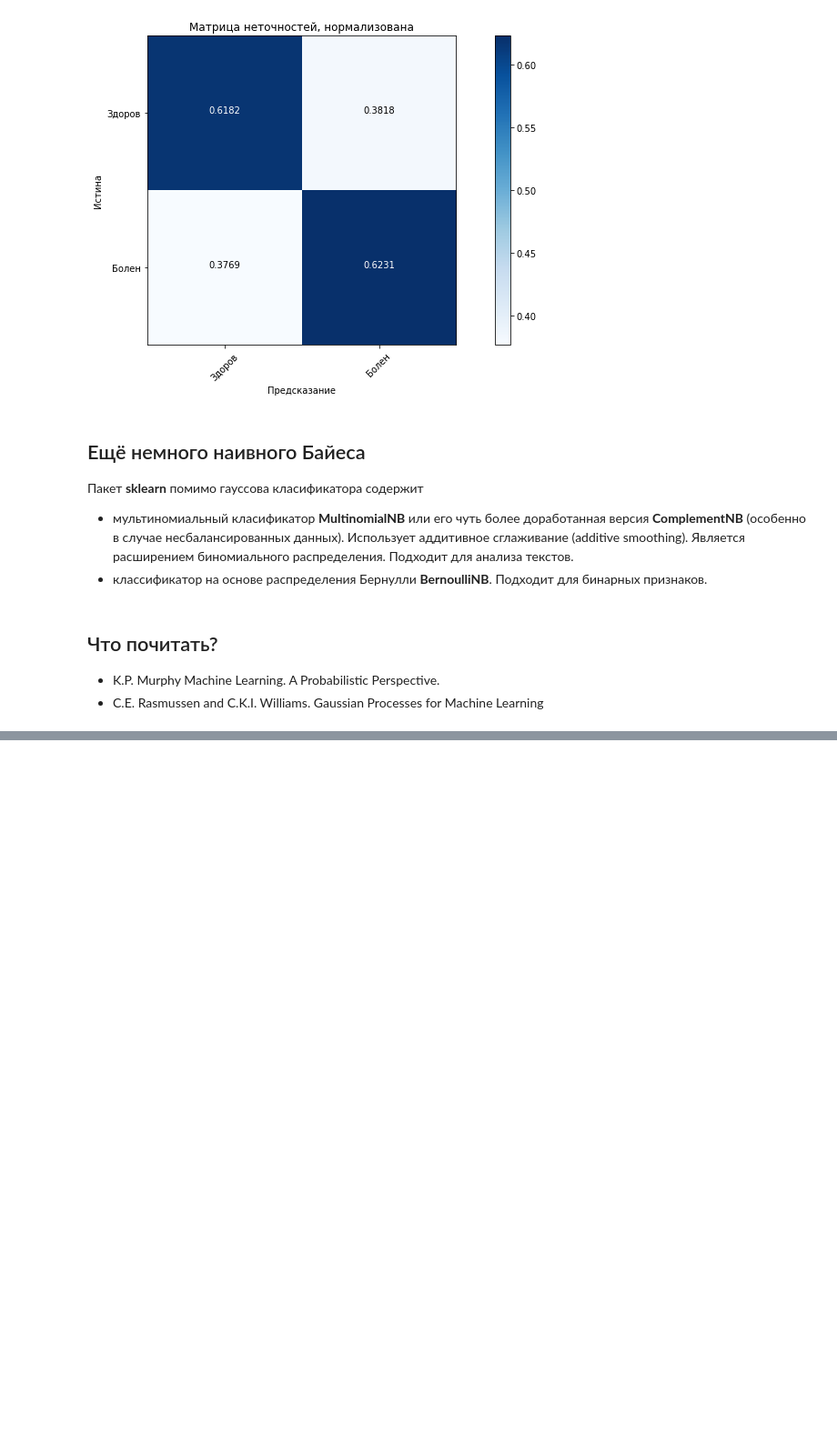
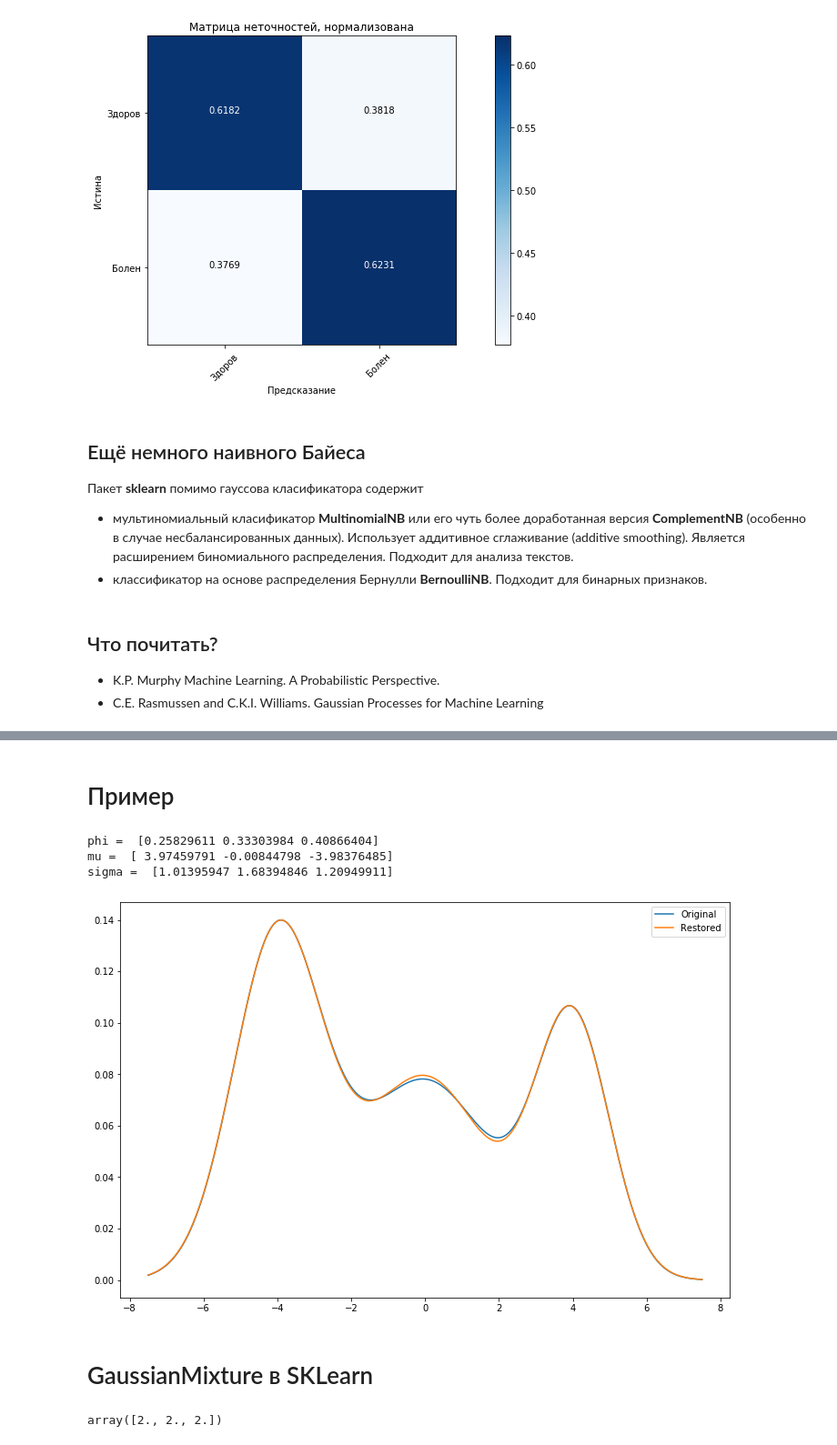
Before and after one commit to spam-izra/ml2021p, a Jupyter notebook: lecture02/Lecture02.ipynb, the cells around one changed output, grey strips where cells are left out. Shown at 91% size. Drawn from its saved outputs; the diff is of its cells as text; code cells hidden in the pictures; blank space fills up the shorter version.

```diff
--- a/lecture02/Lecture02.ipynb
+++ b/lecture02/Lecture02.ipynb
@@ -500,0 +813,51 @@ plt.show()
+# %% [markdown]
+# Пример
+# %%
+# Задаем начальную оценку
+
+phi = np.array([1/3, 1/3, 1/3]).reshape(-1, 1)
+mu = np.array([-1, -2, -3]).reshape(-1, 1)
+sigma = np.array([1, 1, 1]).reshape(-1, 1)
+ss = samples[:].reshape(1, -1)
+N = ss.shape[1]
+
+# Поиск истинных значений
+
+for _ in range(100):
+    # E - шаг
+    omega = phi * norm.pdf(ss, loc=mu, scale=sigma)
+    tmp = np.sum(omega, axis=0, keepdims=True)
+    omega = omega / tmp
+
+    s_omega = np.sum(omega, axis=1, keepdims=True)
+
+    # M -  шаг
+    phi = s_omega / N
+    mu = np.sum(omega * ss, axis=1, keepdims=True) / s_omega
+    sigma = np.sqrt(np.sum(omega * (ss - mu)**2, axis=1, keepdims=True) / s_omega)
+
+# Вывод результата
+print( "phi = ", phi.ravel() )
+print( "mu = ", mu.ravel() )
+print( "sigma = ", sigma.ravel() )
+
+x = np.linspace(-7.5, 7.5, 1000)
+y1 = 0.4*norm.pdf(x, loc=-4, scale=1.2) + 0.35*norm.pdf(x, loc=0, scale=1.8) + 0.25*norm.pdf(x, loc=4, scale=1.0)
+y2 = np.sum(phi*norm.pdf(x, loc=mu, scale=sigma), axis=0)
+
+plt.figure(figsize=(12, 8))
+plt.plot(x, y1, label="Original")
+plt.plot(x, y2, label="Restored")
+plt.legend()
+plt.show()
+
+# phi [0.4, 0.35, 0.25]
+# mu = [-4, 0, 4]
+# sigma = [1.2, 1.8, 1.0]
+# %% [output]
+phi =  [0.25829611 0.33303984 0.40866404]
+mu =  [ 3.97459791 -0.00844798 -3.98376485]
+sigma =  [1.01395947 1.68394846 1.20949911]
+[figure, added]
+# %% [markdown]
+# GaussianMixture в SKLearn
@@ -500,0 +889,9 @@ plt.show()
+# %%
+train1 = np.random.normal(size=(100, 2))
+train2 = np.random.normal(2, size=(100, 2))
+train3 = np.random.normal((-1, 3), size=(100, 2))
+data = np.vstack([train1, train2, train3])
+target = np.hstack([np.zeros(train1.shape[0]), np.ones(train2.shape[0]), np.full(train3.shape[0], 2)])
+target[-3:]
+# %% [output]
+array([2., 2., 2.])
```
Also changed, not shown: parts of 91 cells of this notebook, 14 other files.
